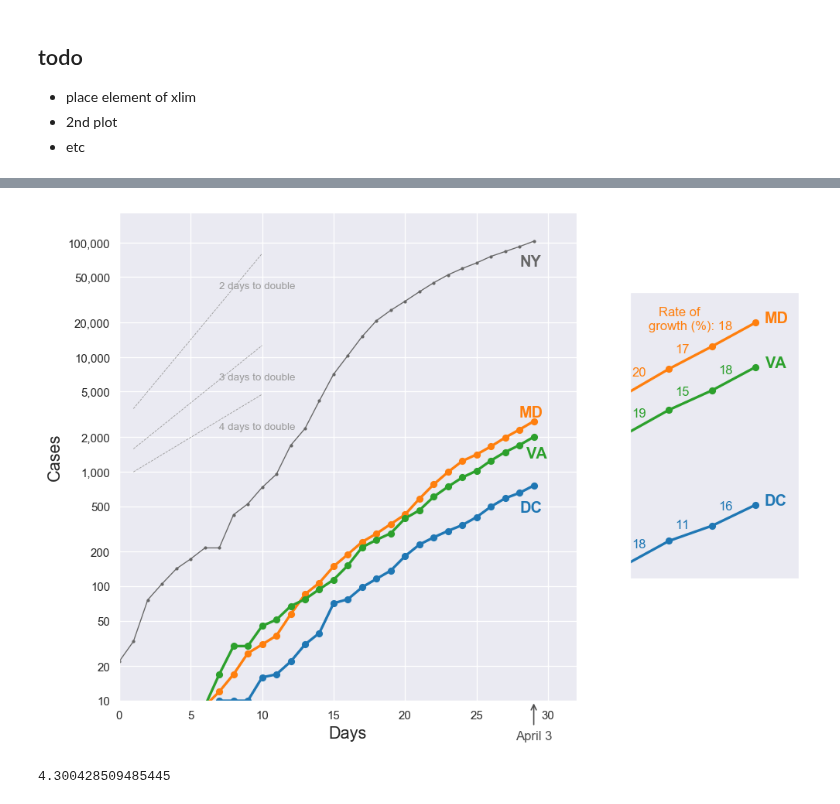
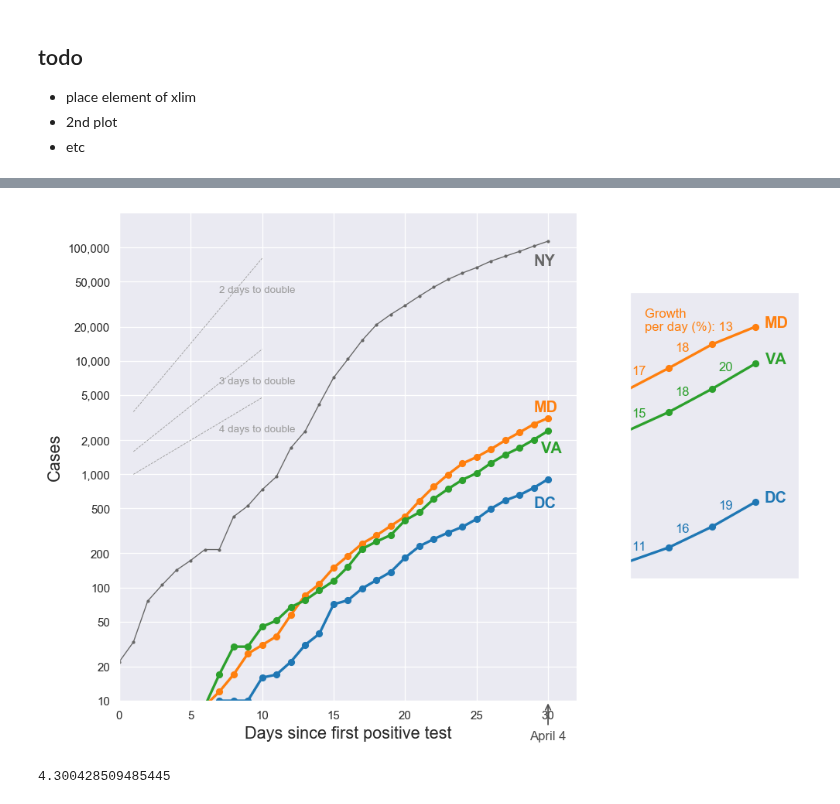
Before and after one commit to histed/DC-area-coronavirus-tracking, a Jupyter notebook: 200331-MH-Covidtracking.ipynb, the cells around one changed output, grey strips where cells are left out. Cells and saved outputs as stored; diff of their text form; code cells hidden in the pictures.

```diff
--- a/200331-MH-Covidtracking.ipynb
+++ b/200331-MH-Covidtracking.ipynb
@@ -201,7 +201,7 @@ fixups(ax)
 
 ylim = ax.get_ylim()
 ax.set_ylabel('Cases', fontsize=13)
-ax.set_xlabel('Days', fontsize=13)
+ax.set_xlabel('Days since first positive test', fontsize=13)
 
 # guide lines
 #xs = r_[3,xlim[1]+2]
@@ -228,7 +228,7 @@ for st in ['DC', 'MD', 'VA']:
 fixups(ax=axins)
 
 axins.set_xlim(r_[todayx-2.9,todayx+1.0])
-axins.set_ylim(r_[250,1900]*1.8)
+axins.set_ylim(r_[250,1900]*2.1)
 
 axins.set_xticks([])
 #axins.set_yticks((200,500,1000), [''])#(200,500,1000))
@@ -252,7 +252,7 @@ for st in ['DC', 'MD', 'VA']:
         tStr = f'{pct_rise:.0f}'
         if st == 'MD' and tSt == 0:
             #tStr = 'Doubling        \ntime (days): ' + tStr
-            tStr = 'Rate of         \ngrowth (%): ' + tStr
+            tStr = 'Growth             \nper day (%): ' + tStr
         axins.annotate(tStr, xy=(x0,y0), va='bottom', ha='right', color=params.loc[st,'color'],
                       xytext=(-1,2), textcoords='offset points')
 
@@ -263,11 +263,11 @@ for (iD,dt) in enumerate(dtL):
     ys = 2**(xs/dt)
     y2 = ys*10**2.3#/(iD+1)
     #axins.plot(xs+24, y2, '--', lw=0.5, color='0.6')
-    #ax.annotate('%d days to double'%dt, xy=(7,y2[1]/2), xycoords='data', fontsize=8, color='0.6')
+    #ax.annotate('%d days to ddouble'%dt, xy=(7,y2[1]/2), xycoords='data', fontsize=8, color='0.6')
 
 #ax.axvline(todayx, ls=':', color='0.5', lw=0.25)
 
-ax.annotate('April 3', xy=(29,10), xycoords='data', xytext=(0,-30), textcoords='offset points',
+ax.annotate('April 4', xy=(30,10), xycoords='data', xytext=(0,-30), textcoords='offset points',
             arrowprops=dict(arrowstyle='->', connectionstyle='arc3', color='0.3'),
             color='0.3', ha='center')
 
@@ -295,4 +295,4 @@ Latest data for VA: 2020-04-03 00:00:00
-[figure, old version]
+[figure, new version]
 # %%
 np.log10(2)/0.07
 # %% [output]
```
Also changed, not shown: parts of 5 cells of this notebook, 7 other files.
